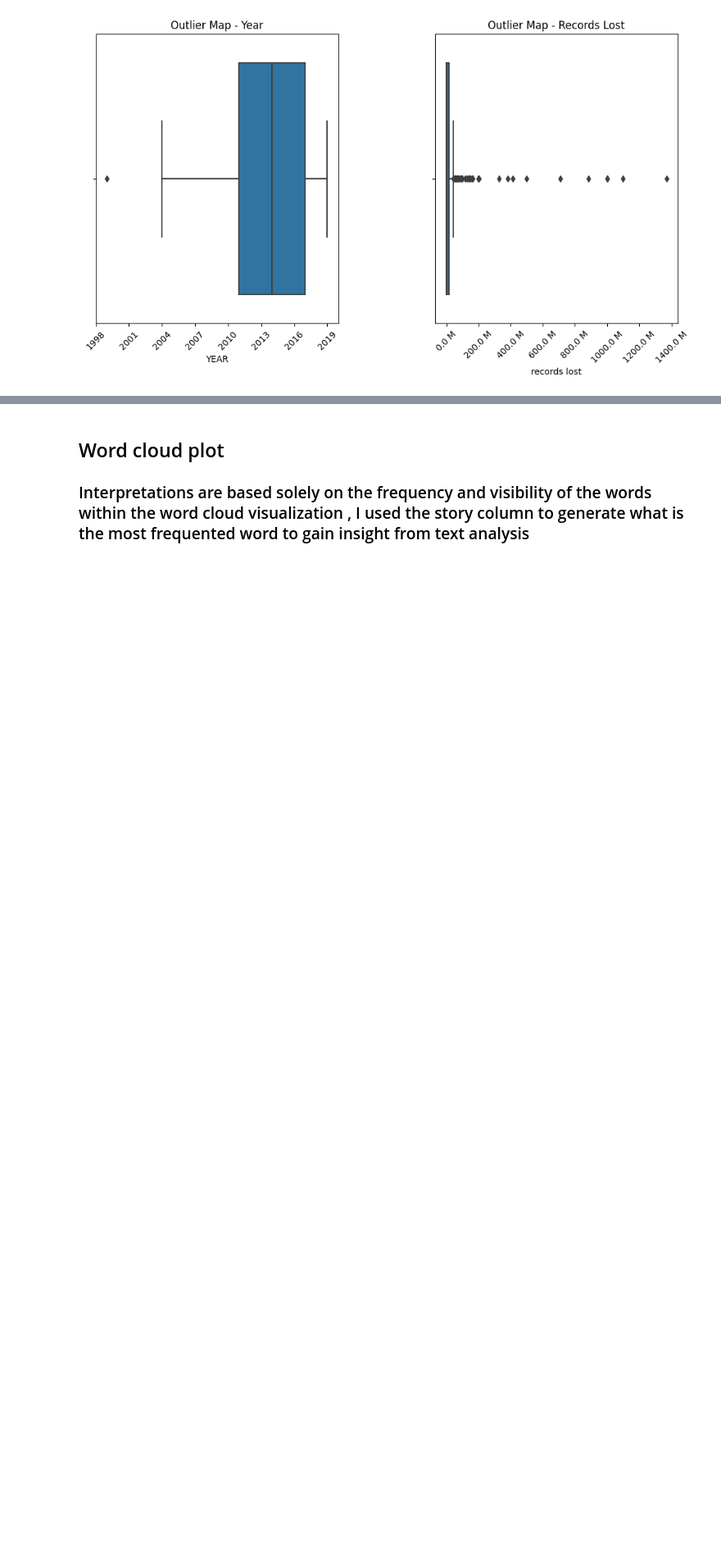
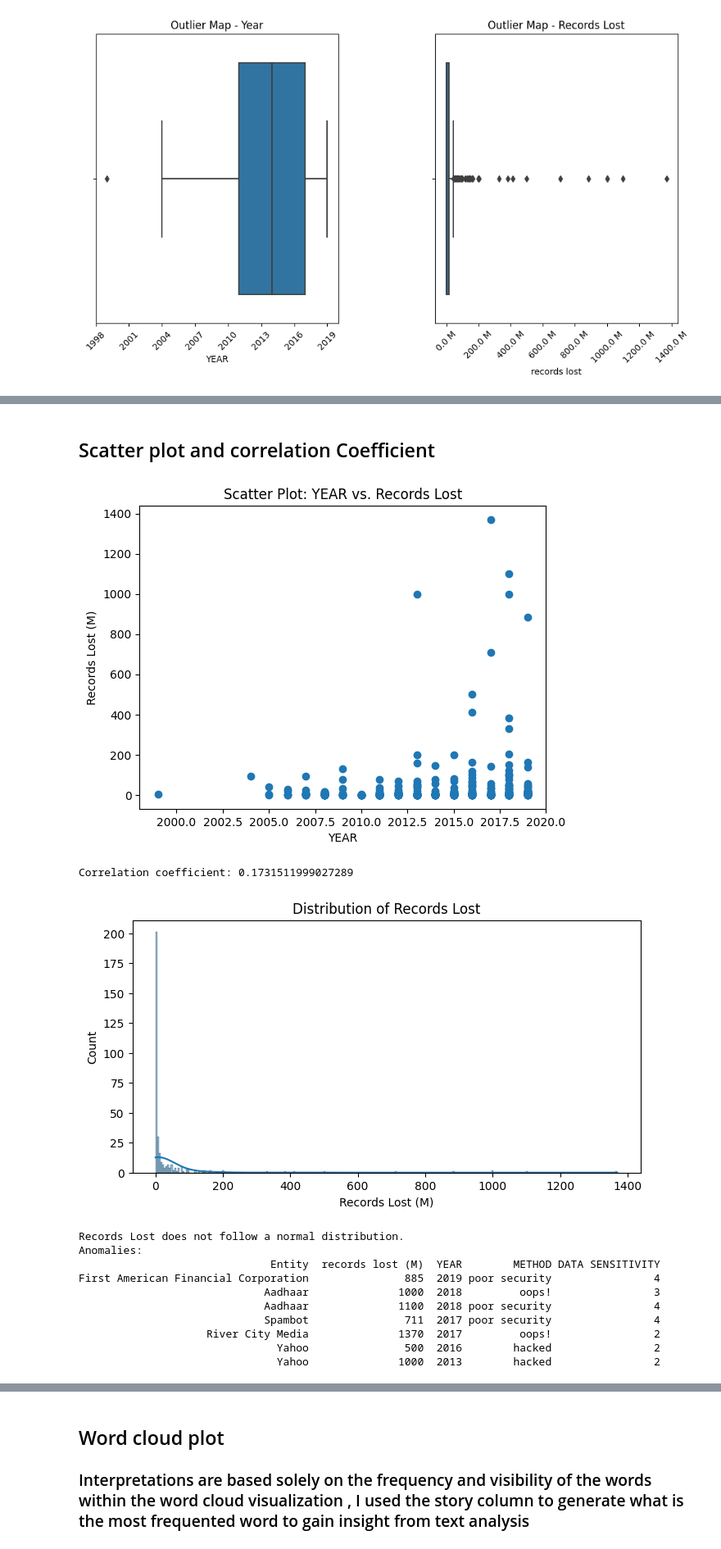
Before and after one commit to brook0616/BK_Data-Science-and-AI-2024, a Jupyter notebook: Copy_of_Data_Mining_project_.ipynb, the cells around one changed output, grey strips where cells are left out. Shown at 82% size. Saved outputs shown, nothing was run; the diff lists cells and outputs as text; code cells hidden in the pictures; blank space fills up the shorter version.

```diff
--- a/Copy_of_Data_Mining_project_.ipynb
+++ b/Copy_of_Data_Mining_project_.ipynb
@@ -705,0 +710,64 @@ plt.show()
+# %% [markdown]
+## Scatter plot and correlation Coefficient
+# %%
+import pandas as pd
+import matplotlib.pyplot as plt
+import seaborn as sns
+from scipy.stats import shapiro
+
+# Convert 'YEAR' column to integer type
+df_copy['YEAR'] = df_copy['YEAR'].astype(int)
+
+# Scatter plot
+plt.scatter(df_copy['YEAR'], df_copy['records lost (M)'])
+plt.xlabel('YEAR')
+plt.ylabel('Records Lost (M)')
+plt.title('Scatter Plot: YEAR vs. Records Lost')
+plt.show()
+
+# Correlation
+correlation = df_copy['YEAR'].corr(df_copy['records lost (M)'])
+print("Correlation coefficient:", correlation)
+
+# Histogram of 'records lost'
+plt.figure(figsize=(8, 4))
+sns.histplot(df_copy['records lost (M)'], kde=True)
+plt.xlabel('Records Lost (M)')
+plt.title('Distribution of Records Lost')
+plt.show()
+
+# Shapiro-Wilk test for normality
+_, p_value = shapiro(df_copy['records lost (M)'])
+alpha = 0.05
+if p_value > alpha:
+    print("Records Lost follows a normal distribution.")
+else:
+    print("Records Lost does not follow a normal distribution.")
+
+# Anomaly detection
+z_scores = (df_copy['records lost (M)'] - df_copy['records lost (M)'].mean()) / df_copy['records lost (M)'].std()
+threshold = 3
+anomalies = df_copy[z_scores > threshold]
+
+# Convert 'records lost (M)' to integer using .loc accessor
+anomalies.loc[:, 'records lost (M)'] = anomalies.loc[:, 'records lost (M)'].astype(int)
+anomalies_table = anomalies[['Entity', 'records lost (M)', 'YEAR', 'METHOD', 'DATA SENSITIVITY']]
+anomalies_table.loc[:, 'YEAR'] = anomalies_table.loc[:, 'YEAR'].astype(int)
+
+# Display the nicely formatted table
+print("Anomalies:")
+print(anomalies_table.to_string(index=False))
+# %% [output]
+[figure, added]
+Correlation coefficient: 0.1731511999027289
+[figure, added]
+Records Lost does not follow a normal distribution.
+Anomalies:
+                              Entity  records lost (M)  YEAR        METHOD DATA SENSITIVITY
+First American Financial Corporation               885  2019 poor security                4
+                             Aadhaar              1000  2018         oops!                3
+                             Aadhaar              1100  2018 poor security                4
+                             Spambot               711  2017 poor security                4
+                    River City Media              1370  2017         oops!                2
+                               Yahoo               500  2016        hacked                2
+                               Yahoo              1000  2013        hacked                2
```
Also changed, not shown: parts of 9 cells of this notebook.
